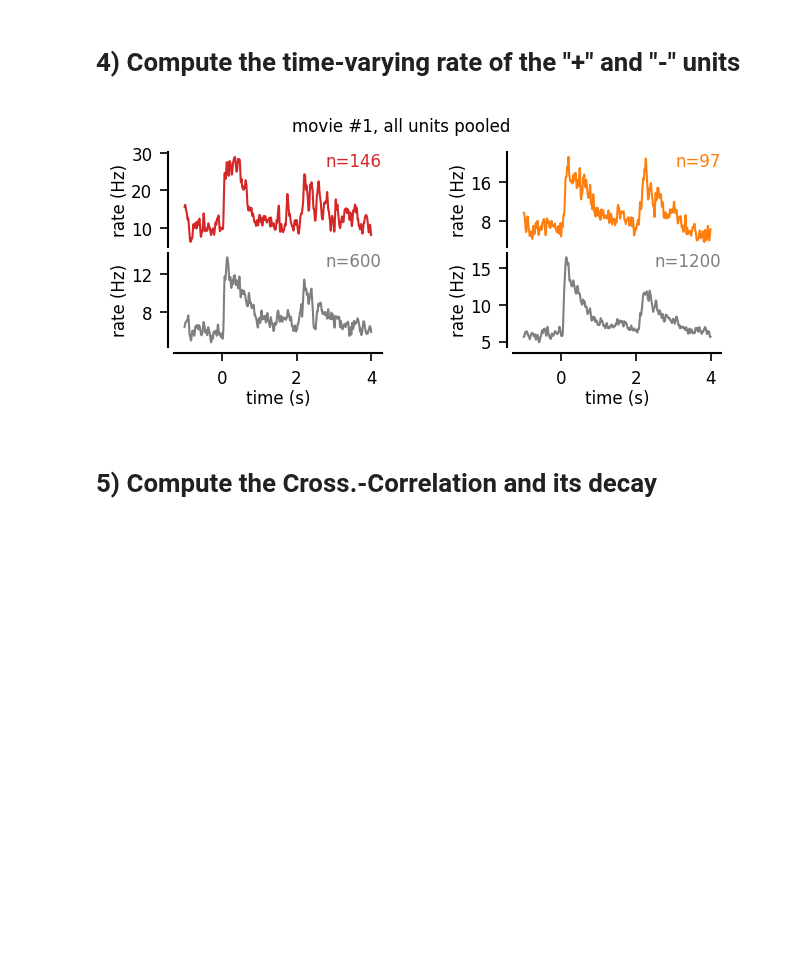
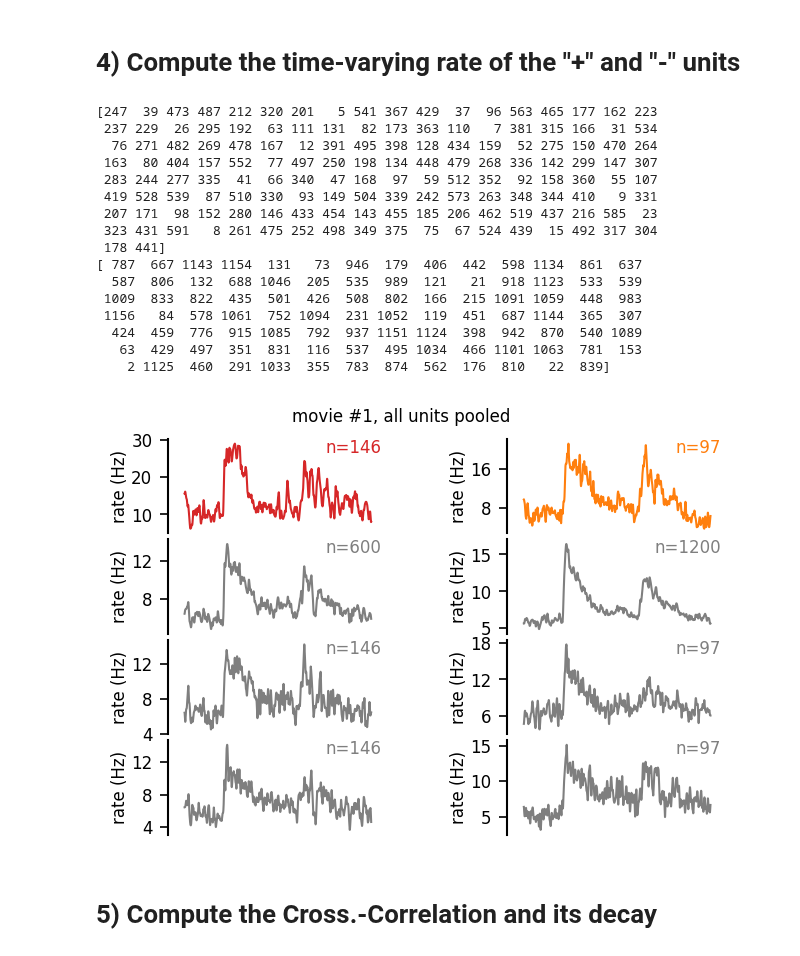
Before and after one commit to yzerlaut/pv-sst-dendrites, a Jupyter notebook: visual_coding/Natural-Movie.ipynb, the cells around one changed output. Drawn from its saved outputs; the diff is of its cells as text; code cells hidden in the pictures; blank space fills up the shorter version.

Commit message:
adding subsampling to make fair comparison between positive and negative units

```diff
--- a/visual_coding/Natural-Movie.ipynb
+++ b/visual_coding/Natural-Movie.ipynb
@@ -21,8 +19,8 @@ warnings.filterwarnings("ignore")
 # %% [markdown]
 # 1) Loading the Optotagging results
 # %%
-#Optotagging = np.load(os.path.join('..', 'data', 'visual_coding', 'Optotagging-Results.npy'), allow_pickle=True).item()
-Optotagging = np.load(os.path.join('..', 'data', 'visual_coding', 'Optotagging-Results.npy'), allow_pickle=True).item()
+Optotagging = np.load(os.path.join('..', 'data', 'visual_coding',
+                    'Optotagging-Results.npy'), allow_pickle=True).item()
 
 # randomly subsample the negative units to 100 cells per session
 np.random.seed(1)
@@ -122,8 +95,12 @@ if True:
 # %% [markdown]
 # 3) Showing an example session response
 # %%
-examples = {'PV':{'sessionID':0, 'positive_color':'tab:red', 'negative_color':'dimgrey'},
-            'SST':{'sessionID':2, 'positive_color':'tab:orange', 'negative_color':'silver'}}
+examples = {'PV':{'sessionID':0,
+                  'positive_color':'tab:red',
+                  'negative_color':'dimgrey'},
+            'SST':{'sessionID':2,
+                   'positive_color':'tab:orange',
+                   'negative_color':'silver'}}
 
 rate_smoothing = 10e-3
 tmax = 3
@@ -131,10 +108,14 @@ tmax = 3
 
 for c, cellType in enumerate(examples.keys()):
 
-    fig, AX = pt.figure(axes_extents=[[[1,1]],[[1,2]],[[1,1]],[[1,2]]], hspace=0.1, figsize=(1.6,.55))
+    fig, AX = pt.figure(axes_extents=[[[1,1]],[[1,2]],[[1,1]],[[1,2]]],
+                        hspace=0.1, figsize=(1.6,.55))
     sessionID = examples[cellType]['sessionID']
-    fig.suptitle('session %i\n' % Optotagging['%s_sessions' % cellType][sessionID], fontsize=6)
-    print(cellType, ' -> sessionID: ', Optotagging['%s_sessions' % cellType][sessionID])
+    fig.suptitle(\
+            'session %i\n' % Optotagging['%s_sessions' % cellType][sessionID],
+                 fontsize=6)
+    print(cellType, ' -> sessionID: ',
+          Optotagging['%s_sessions' % cellType][sessionID])
 
     for k, key in enumerate(['positive', 'negative']):
         rates = []
@@ -143,6 +124,7 @@ for c, cellType in enumerate(examples.keys()):
                 filename = os.path.join('..', 'data', 'visual_coding', cellType,
                                         '%s_unit_%i.npy' % (protocol, unit))
                 if os.path.isfile(filename):
+                    print('[ok]', cellType, key, protocol, unit, 'found')
                     spikeResp = spikingResponse(None, None, None, filename=filename)
                     cond = spikeResp.t<tmax
                     rates.append(spikeResp.get_rate(smoothing=rate_smoothing)[cond])
@@ -152,9 +134,12 @@ for c, cellType in enumerate(examples.keys()):
                     AX[2*k].scatter(spikeResp.t[sCond], u+0*spikeResp.t[sCond],
                                     s=0.05,
                                     color=examples[cellType]['%s_color'%key])
+                else:
+                    print('[X] ', cellType, key, protocol, unit, 'missing')
         print('number of repeats:', spikeResp.spike_matrix.shape[0], '  ', key, cellType)
 
-        AX[2*k+1].fill_between(spikeResp.t[cond], 0*spikeResp.t[cond], np.mean(rates, axis=0),
+        AX[2*k+1].fill_between(spikeResp.t[cond],
+                               0*spikeResp.t[cond], np.mean(rates, axis=0),
                                alpha=.7, lw=0,
                                color=examples[cellType]['%s_color'%key])
         pt.annotate(AX[2*k], '%i units' % len(rates), (1,0.5),
@@ -164,6 +149,6 @@ for c, cellType in enumerate(examples.keys()):
     pt.draw_bar_scales(AX[1], Xbar=0.2, Xbar_label='200ms', Ybar=10, Ybar_label='10Hz')
     pt.draw_bar_scales(AX[3], Xbar=0.2, Xbar_label='200ms', Ybar=5, Ybar_label='5Hz')
     pt.set_common_xlims(AX)
-    fig.savefig('../figures/Figure5/%s-session-natural-movie.pdf' % cellType)
+    fig.savefig('../figures/visual_coding/%s-session-natural-movie.svg' % cellType)
 # %% [output]
 PV  -> sessionID:  721123822
@@ -220,25 +216,43 @@ for p in PROTOCOLS:
 # %%
 RATES = np.load(os.path.join('..', 'data', 'visual_coding', 'RATES_natural_movie_one.npy'),
                 allow_pickle=True).item()
 
-fig, AX = pt.figure(axes=(2,2), hspace=0.1, figsize=(1.3,1))
+fig, AX = pt.figure(axes=(2,4), hspace=0.1, figsize=(1.3,1))
 fig.suptitle('movie #1, all units pooled')
 
 tCond = RATES['time']<4
 
 for k, key, color in zip(range(2), ['PV', 'SST'], ['tab:red','tab:orange']):
-    for u, rates, c in zip(range(2),
-                           [RATES[key+'_posUnits'], RATES[key+'_negUnits']],
-                           [color, 'tab:grey']):
+    for u, rates, c in zip(range(4),
+                           [RATES[key+'_posUnits'], RATES[key+'_negUnits'],
+                           [RATES[key+'_negUnits'][i] for i in np.random.choice(np.arange(len(RATES[key+'_negUnits'])), len(RATES[key+'_posUnits']), replace=False)],
+                           [RATES[key+'_negUnits'][i] for i in np.random.choice(np.arange(len(RATES[key+'_negUnits'])), len(RATES[key+'_posUnits']), replace=False)]],
+                           [color, 'tab:grey', 'tab:grey', 'tab:grey']):
         if len(rates)>0:
             pt.plot(RATES['time'][tCond], np.mean(rates, axis=0)[tCond],
                     #sy=0.*np.std(rates, axis=0)[tCond],
                     ax=AX[u][k], color=c)
             pt.annotate(AX[u][k], 'n=%i' % len(rates), (1,1), va='top', ha='right', color=c)
-            pt.set_plot(AX[u][k], ['left','bottom'] if u else ['left'],
-                        ylabel='rate (Hz)', xlabel='time (s)' if u else '')
+            pt.set_plot(AX[u][k], ['left','bottom'] if u==4 else ['left'],
+                        ylabel='rate (Hz)', xlabel='time (s)' if u==4 else '')
 # %% [output]
+[247  39 473 487 212 320 201   5 541 367 429  37  96 563 465 177 162 223
+ 237 229  26 295 192  63 111 131  82 173 363 110   7 381 315 166  31 534
+  76 271 482 269 478 167  12 391 495 398 128 434 159  52 275 150 470 264
+ 163  80 404 157 552  77 497 250 198 134 448 479 268 336 142 299 147 307
+ 283 244 277 335  41  66 340  47 168  97  59 512 352  92 158 360  55 107
+ 419 528 539  87 510 330  93 149 504 339 242 573 263 348 344 410   9 331
+ 207 171  98 152 280 146 433 454 143 455 185 206 462 519 437 216 585  23
+ 323 431 591   8 261 475 252 498 349 375  75  67 524 439  15 492 317 304
+ 178 441]
+[ 787  667 1143 1154  131   73  946  179  406  442  598 1134  861  637
+  587  806  132  688 1046  205  535  989  121   21  918 1123  533  539
+ 1009  833  822  435  501  426  508  802  166  215 1091 1059  448  983
+ 1156   84  578 1061  752 1094  231 1052  119  451  687 1144  365  307
+  424  459  776  915 1085  792  937 1151 1124  398  942  870  540 1089
+   63  429  497  351  831  116  537  495 1034  466 1101 1063  781  153
+    2 1125  460  291 1033  355  783  874  562  176  810   22  839]
-[figure, old version]
+[figure, new version]
 # %% [markdown]
 # 5) Compute the Cross.-Correlation and its decay
 # %%
```
Also changed, not shown: parts of 13 cells of this notebook, 2 other files.
